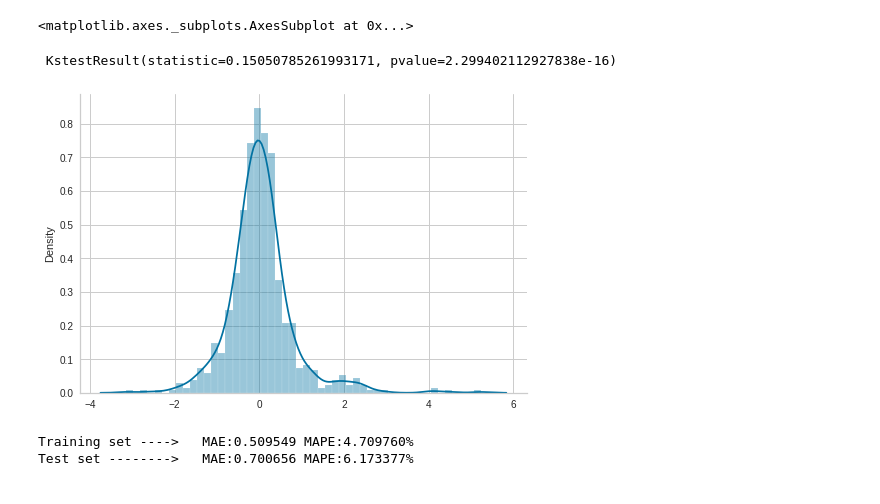
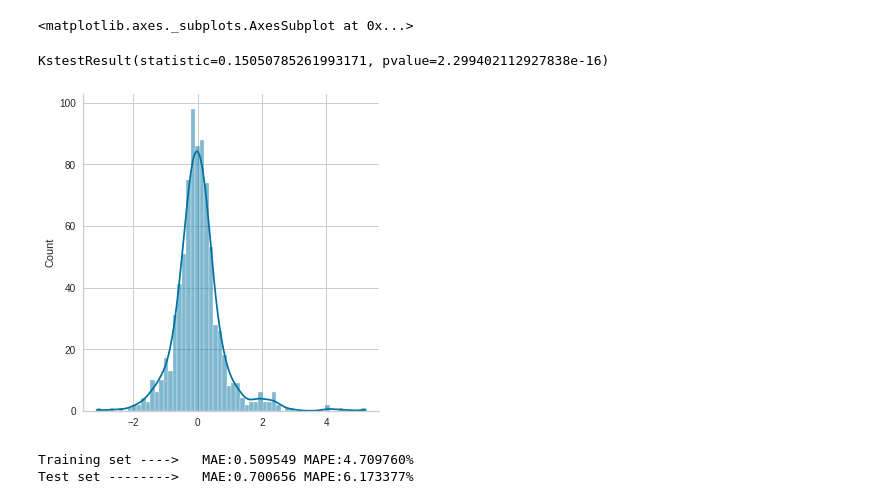
Before and after one commit to SolAtomizer/Portfolio, a Jupyter notebook: FuelConsumptionRegression.ipynb, the cells around one changed output. Cells and saved outputs as stored; diff of their text form; code cells hidden in the pictures.

```diff
--- a/FuelConsumptionRegression.ipynb
+++ b/FuelConsumptionRegression.ipynb
@@ -64,6 +64,9 @@ df.describe()
 | 50% | 2022.0 | 3.000000 | 6.000000 | 12.200000 | 9.200000 | ... |
 | 75% | 2022.0 | 3.800000 | 6.000000 | 14.700000 | 10.700000 | ... |
 | max | 2022.0 | 8.000000 | 16.000000 | 30.300000 | 20.900000 | ... |
+# %%
+#Dropping Model Year column, since all observations in the dataset are 2022.
+df.drop(['Model Year'],axis=1,inplace=True)
 # %%
 #Some cars seem to have very high fuel consumption. Let's verify the data.
 #Being super sports cars (Bugatti), the data seems correct and is kept.
@@ -385,9 +361,9 @@ auto_pred_train = auto_regressor.predict(X_train)
 auto_res = y_train.values-auto_pred_train
 
 #Plotting residuals
-sns.distplot(auto_res,kde=True)
+sns.displot(auto_res,kde=True)
 
-#With a p-value of 2.23 > 0.05, the null hypothesis of normality is not rejected.
-#Residuals are therefore considered to have a normal distribution.
-print('\n',kstest(auto_res,'norm'))
+#With a p-value nearing zero, the null hypothesis of normality rejected by the K-S test.
+#However, plot shows a good residual distribution. The higher r2 and residuals plot hint at a better model than linear regression.
+print(kstest(auto_res,'norm'))
 # %% [output]
@@ -395,4 +371,4 @@ print('\n',kstest(auto_res,'norm'))
-[figure, old version]
+[figure, new version]
 # %%
 #Calculating performance measures on both training and test set, to verify if model has good generalization.
 train_auto_MAE = mean_absolute_error(y_train,auto_pred_train)
```
Also changed, not shown: parts of 10 cells of this notebook.
